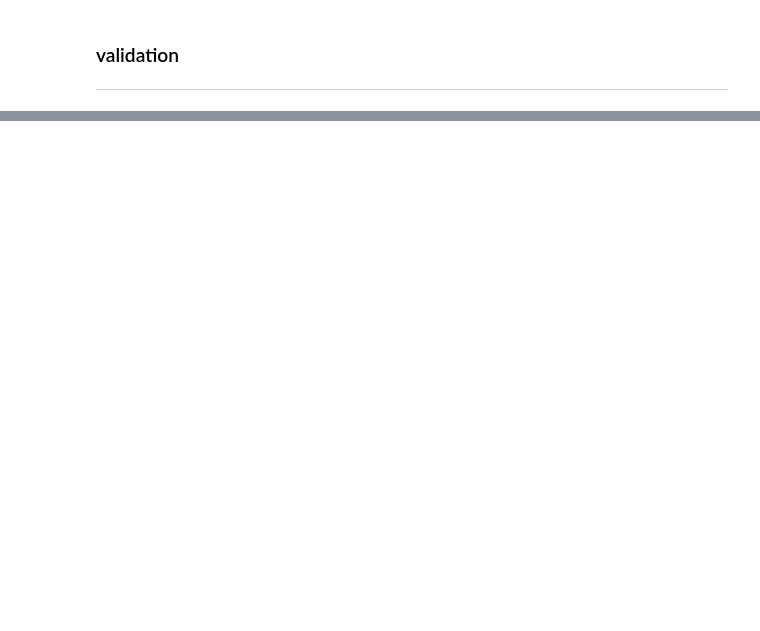
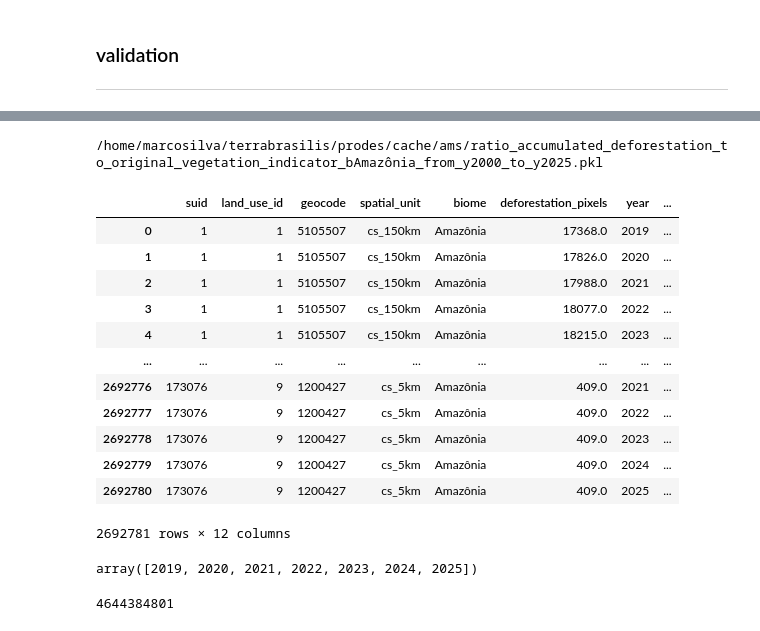
Before and after one commit to terrabrasilis/ams-background-tasks, a Jupyter notebook: notebooks/validation.ipynb, the cells around one changed output, grey strips where cells are left out. Cells and saved outputs as stored; diff of their text form; code cells hidden in the pictures; blank space fills up the shorter version.

Commit message:
ration accumulated deforestation to original vegetation issue terrabrasilis/ams-background-tasks#93

```diff
--- a/notebooks/validation.ipynb
+++ b/notebooks/validation.ipynb
@@ -51,8 +63,20 @@ def get_total_vegetation_filename(first_year, last_year, biome):
     return CACHE_DIR / f"{LAND_USE_TYPE}/vegetation_b{biome}_from_y{first_year}_to_y{last_year}.pkl"
 
 
+def get_original_vegetation_filename(first_year, last_year, biome):
+    return CACHE_DIR / f"{LAND_USE_TYPE}/original_vegetation_b{biome}_from_y{first_year}_to_y{last_year}.pkl"
+
+
 def get_ratio_deforestation_to_vegetation_filename(first_year, last_year, biome):
     return CACHE_DIR / f"{LAND_USE_TYPE}/ratio_accumulated_deforestation_to_vegetation_indicator_b{biome}_from_y{first_year}_to_y{last_year}.pkl"
+
+
+def get_ratio_annual_increase_deforestation_to_remaining_vegetation_filename(first_year, last_year, biome):
+    return CACHE_DIR / f"{LAND_USE_TYPE}/ratio_annual_increase_deforestation_to_remaining_vegetation_indicator_b{biome}_from_y{first_year}_to_y{last_year}.pkl"
+
+
+def get_ratio_accumulated_deforestation_to_original_vegetation_filename(first_year, last_year, biome):
+    return CACHE_DIR / f"{LAND_USE_TYPE}/ratio_accumulated_deforestation_to_original_vegetation_indicator_b{biome}_from_y{first_year}_to_y{last_year}.pkl"
 
 
 def load_dfr(filename, filters={}):
@@ -894,0 +526,23 @@ _
+# %%
+filename = get_ratio_accumulated_deforestation_to_original_vegetation_filename(2000, 2025, biome)
+assert filename.exists()
+
+print(filename)
+
+dfr = load_dfr(filename)
+dfr
+# %% [output]
+/home/marcosilva/terrabrasilis/prodes/cache/ams/ratio_accumulated_deforestation_to_original_vegetation_indicator_bAmazônia_from_y2000_to_y2025.pkl
+|  | suid | land_use_id | geocode | spatial_unit | biome | deforestation_pixels | year | ... |
+| 0 | 1 | 1 | 5105507 | cs_150km | Amazônia | 17368.0 | 2019 | ... |
+| 1 | 1 | 1 | 5105507 | cs_150km | Amazônia | 17826.0 | 2020 | ... |
+| 2 | 1 | 1 | 5105507 | cs_150km | Amazônia | 17988.0 | 2021 | ... |
+| 3 | 1 | 1 | 5105507 | cs_150km | Amazônia | 18077.0 | 2022 | ... |
+| 4 | 1 | 1 | 5105507 | cs_150km | Amazônia | 18215.0 | 2023 | ... |
+| ... | ... | ... | ... | ... | ... | ... | ... | ... |
+| 2692776 | 173076 | 9 | 1200427 | cs_5km | Amazônia | 409.0 | 2021 | ... |
+| 2692777 | 173076 | 9 | 1200427 | cs_5km | Amazônia | 409.0 | 2022 | ... |
+| 2692778 | 173076 | 9 | 1200427 | cs_5km | Amazônia | 409.0 | 2023 | ... |
+| 2692779 | 173076 | 9 | 1200427 | cs_5km | Amazônia | 409.0 | 2024 | ... |
+| 2692780 | 173076 | 9 | 1200427 | cs_5km | Amazônia | 409.0 | 2025 | ... |
+2692781 rows × 12 columns
@@ -894,0 +551,9 @@ _
+# %%
+dfr["year"].unique()
+# %% [output]
+array([2019, 2020, 2021, 2022, 2023, 2024, 2025])
+# %%
+reference2 = hist["100"] + hist["101"] + acc_dict["cs_150km"][2025]['absolute']
+reference2
+# %% [output]
+4644384801
```
Also changed, not shown: parts of 64 cells of this notebook, 5 other files.
